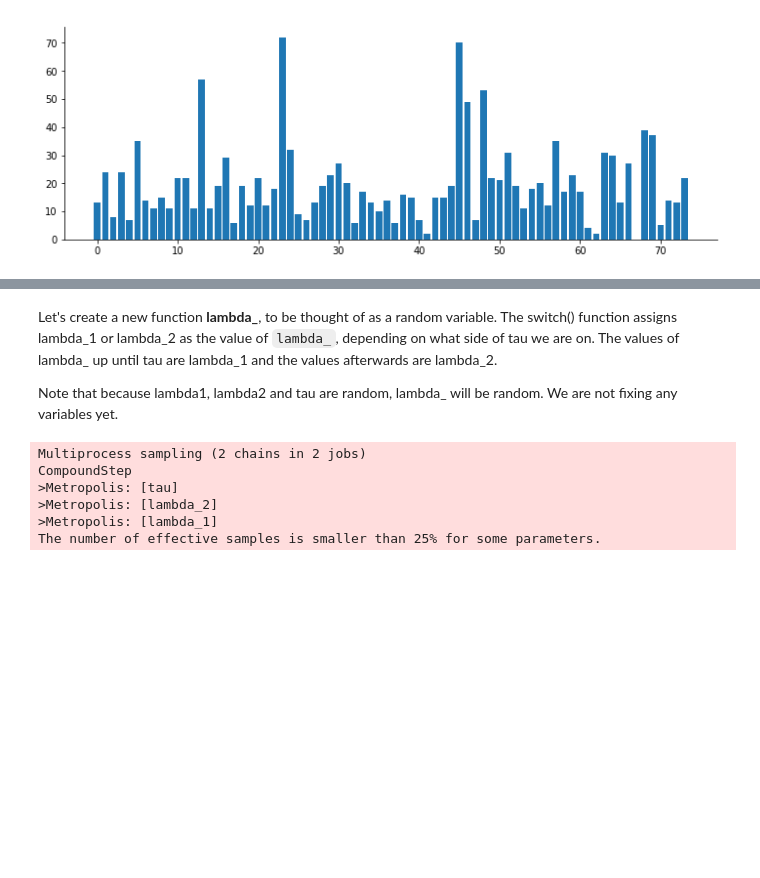
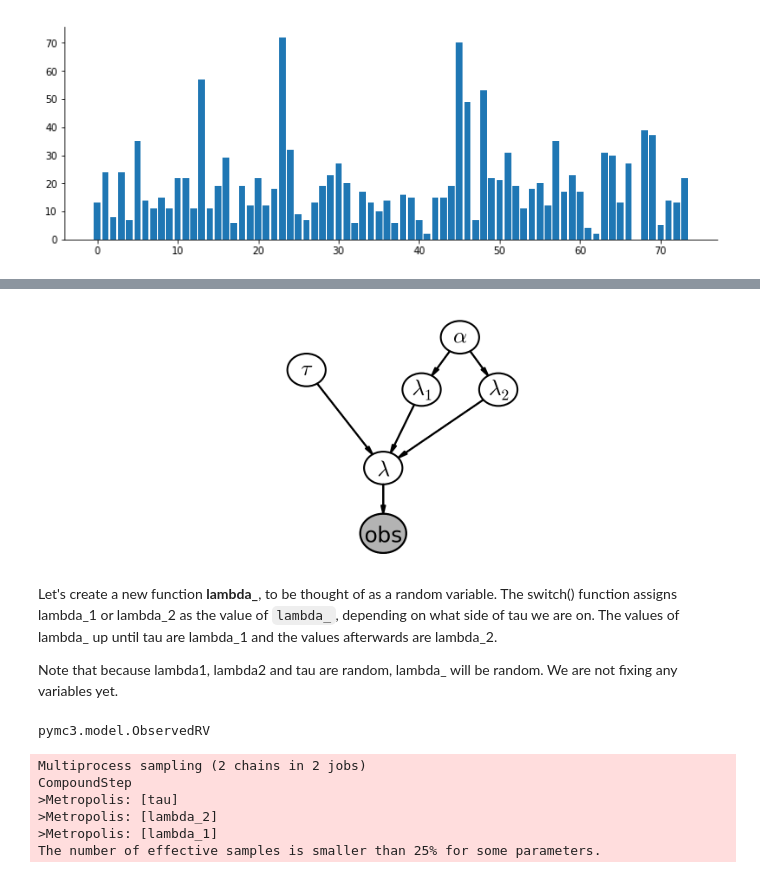
Before and after one commit to rmania/datascience, a Jupyter notebook: ml_models/2_0_Bayesian_models.ipynb, the cells around one changed output, grey strips where cells are left out. Drawn from its saved outputs; the diff is of its cells as text; code cells hidden in the pictures; blank space fills up the shorter version.

```diff
--- a/ml_models/2_0_Bayesian_models.ipynb
+++ b/ml_models/2_0_Bayesian_models.ipynb
@@ -44,6 +44,7 @@ import bayesian_helpers as bh
 
 figsize=[12,6]
 PATH = 'data/'
+PATH_IMAGE = 'images/'
 # %% [markdown]
 In the `helper_functions` there is a `bayesian_helpers.py` scripts to start playing with some coin-toss examples.
 
@@ -151,5 +154,10 @@ $$\begin{align}
 - It doesn't matter how are overall prior distributions for the unknown variables look like!
 
 - use **PYMC3** to represent the model's components ($\tau, \lambda_1, \lambda_2$ ) as variables.
+# %%
+from IPython.display import Image
+Image(PATH_IMAGE + 'whatsapp_message_parameters.png')
+# %% [output]
+[figure, added]
 # %%
 with pm.Model() as model:
@@ -170,6 +177,10 @@ with model:
 # %%
 with model:
     observation = pm.Poisson("obs", lambda_, observed=count_data)
+# %%
+type(observation)
+# %% [output]
+pymc3.model.ObservedRV
 # %%
 with model:
     step = pm.Metropolis()
```
Also changed, not shown: parts of 14 cells of this notebook.
